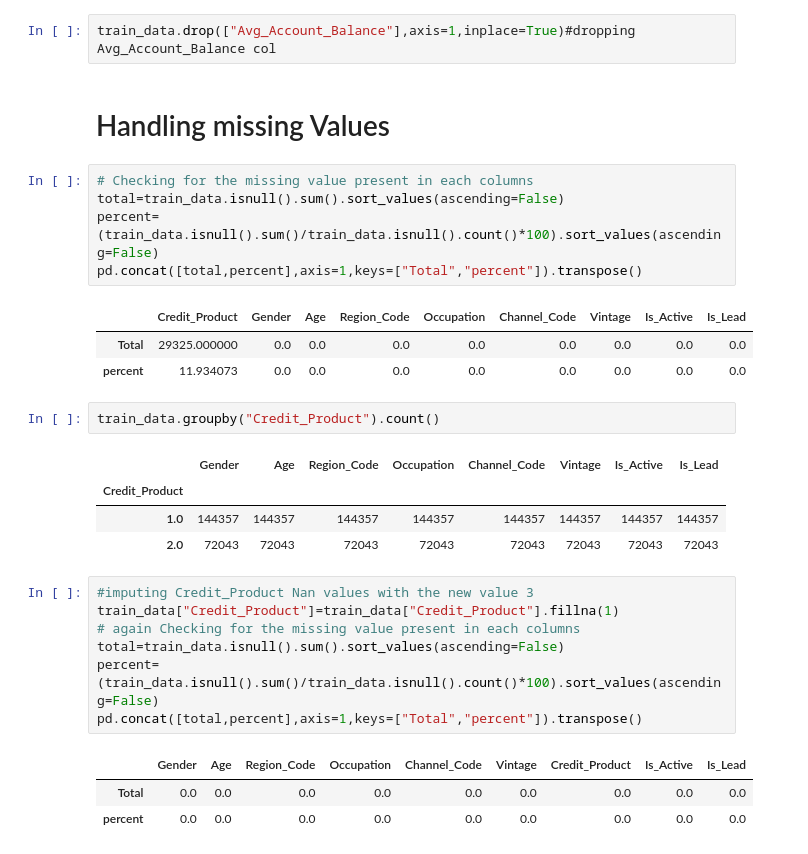
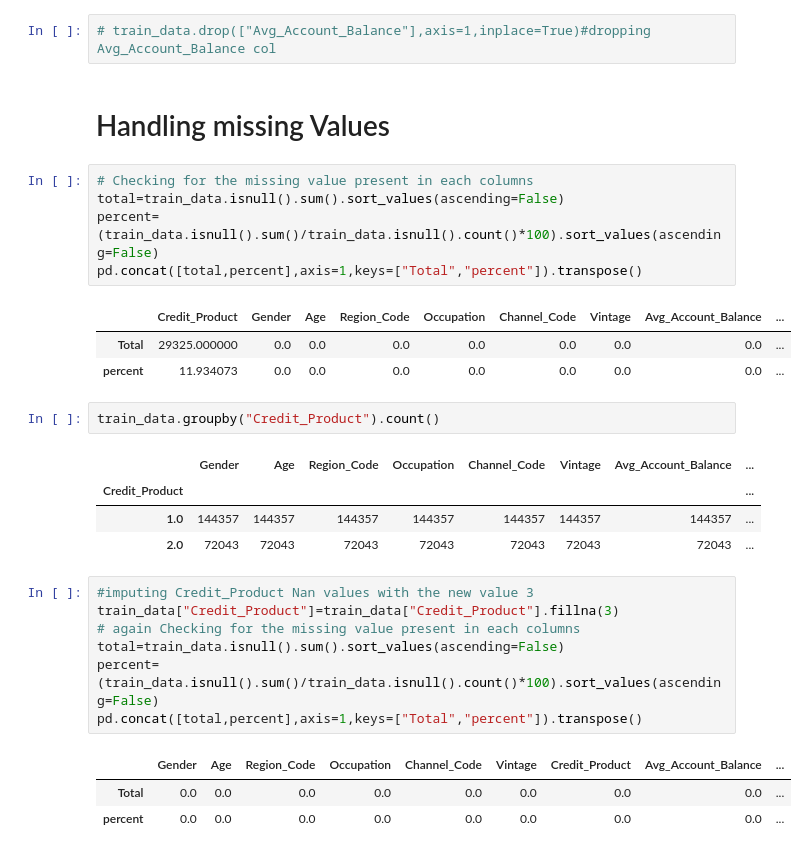
Before and after one commit to atanuc073/Applied-Ai-code, a Jupyter notebook: analytics_vidya_jobHackathon/solution.ipynb, the cells around one changed output. Cells and saved outputs as stored; diff of their text form.

Commit message:
did some data engineering on analytics vidya dataset

```diff
--- a/analytics_vidya_jobHackathon/solution.ipynb
+++ b/analytics_vidya_jobHackathon/solution.ipynb
@@ -249,7 +249,7 @@ plt.show()
 # %% [markdown]
 ### Avg_Account_Balance is Highly Overlapping so it is better to remove
 # %%
-train_data.drop(["Avg_Account_Balance"],axis=1,inplace=True)#dropping Avg_Account_Balance col
+# train_data.drop(["Avg_Account_Balance"],axis=1,inplace=True)#dropping Avg_Account_Balance col
 # %% [markdown]
 # Handling missing Values
 # %%
@@ -258,24 +258,24 @@ total=train_data.isnull().sum().sort_values(ascending=False)
 percent=(train_data.isnull().sum()/train_data.isnull().count()*100).sort_values(ascending=False)
 pd.concat([total,percent],axis=1,keys=["Total","percent"]).transpose()
 # %% [output]
-|  | Credit_Product | Gender | Age | Region_Code | Occupation | Channel_Code | Vintage | Is_Active | Is_Lead |
-| Total | 29325.000000 | 0.0 | 0.0 | 0.0 | 0.0 | 0.0 | 0.0 | 0.0 | 0.0 |
-| percent | 11.934073 | 0.0 | 0.0 | 0.0 | 0.0 | 0.0 | 0.0 | 0.0 | 0.0 |
+|  | Credit_Product | Gender | Age | Region_Code | Occupation | Channel_Code | Vintage | Avg_Account_Balance | ... |
+| Total | 29325.000000 | 0.0 | 0.0 | 0.0 | 0.0 | 0.0 | 0.0 | 0.0 | ... |
+| percent | 11.934073 | 0.0 | 0.0 | 0.0 | 0.0 | 0.0 | 0.0 | 0.0 | ... |
 # %%
 train_data.groupby("Credit_Product").count()
 # %% [output]
-|  | Gender | Age | Region_Code | Occupation | Channel_Code | Vintage | Is_Active | Is_Lead |
-| Credit_Product |  |  |  |  |  |  |  |  |
-| 1.0 | 144357 | 144357 | 144357 | 144357 | 144357 | 144357 | 144357 | 144357 |
-| 2.0 | 72043 | 72043 | 72043 | 72043 | 72043 | 72043 | 72043 | 72043 |
+|  | Gender | Age | Region_Code | Occupation | Channel_Code | Vintage | Avg_Account_Balance | ... |
+| Credit_Product |  |  |  |  |  |  |  | ... |
+| 1.0 | 144357 | 144357 | 144357 | 144357 | 144357 | 144357 | 144357 | ... |
+| 2.0 | 72043 | 72043 | 72043 | 72043 | 72043 | 72043 | 72043 | ... |
 # %%
 #imputing Credit_Product Nan values with the new value 3
-train_data["Credit_Product"]=train_data["Credit_Product"].fillna(1)
+train_data["Credit_Product"]=train_data["Credit_Product"].fillna(3)
 # again Checking for the missing value present in each columns
 total=train_data.isnull().sum().sort_values(ascending=False)
 percent=(train_data.isnull().sum()/train_data.isnull().count()*100).sort_values(ascending=False)
 pd.concat([total,percent],axis=1,keys=["Total","percent"]).transpose()
 # %% [output]
-|  | Gender | Age | Region_Code | Occupation | Channel_Code | Vintage | Credit_Product | Is_Active | Is_Lead |
-| Total | 0.0 | 0.0 | 0.0 | 0.0 | 0.0 | 0.0 | 0.0 | 0.0 | 0.0 |
-| percent | 0.0 | 0.0 | 0.0 | 0.0 | 0.0 | 0.0 | 0.0 | 0.0 | 0.0 |
+|  | Gender | Age | Region_Code | Occupation | Channel_Code | Vintage | Credit_Product | Avg_Account_Balance | ... |
+| Total | 0.0 | 0.0 | 0.0 | 0.0 | 0.0 | 0.0 | 0.0 | 0.0 | ... |
+| percent | 0.0 | 0.0 | 0.0 | 0.0 | 0.0 | 0.0 | 0.0 | 0.0 | ... |
```
Also changed, not shown: parts of 20 cells of this notebook.
